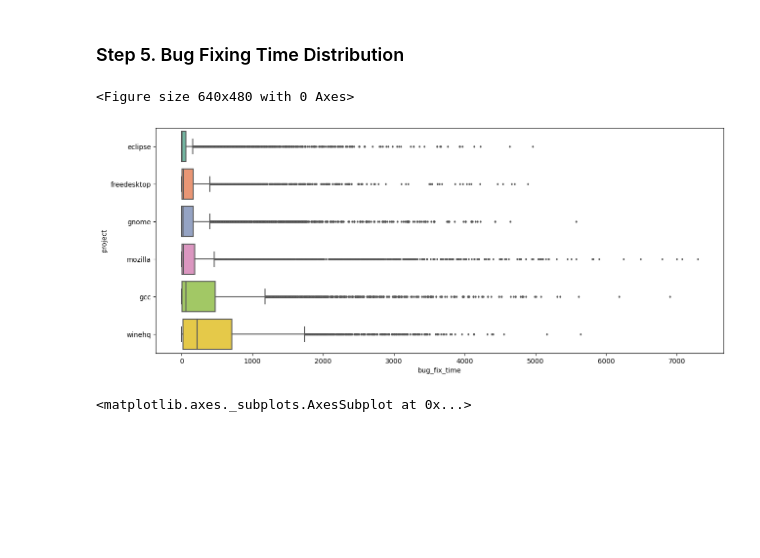
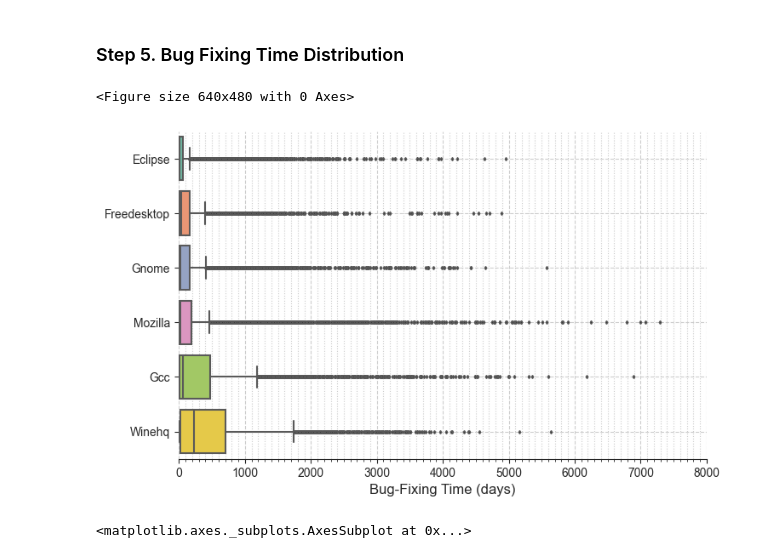
Before and after one commit to gomesluiz/my-doctorate, a Jupyter notebook: projects/long-lived-bug-prediction/machine-learning/source/20200731_long_lived_prediction_rq2_data_analysis.ipynb, the cells around one changed output. Drawn from its saved outputs; the diff is of its cells as text; code cells hidden in the pictures; blank space fills up the shorter version.

```diff
--- a/projects/long-lived-bug-prediction/machine-learning/source/20200731_long_lived_prediction_rq2_data_analysis.ipynb
+++ b/projects/long-lived-bug-prediction/machine-learning/source/20200731_long_lived_prediction_rq2_data_analysis.ipynb
@@ -222,15 +335,28 @@ bug_reports_all_data.groupby('project').agg({'creation_date':[np.min, np.max]})
 # %% [markdown]
 ### Step 5. Bug Fixing Time Distribution
-# %%
-sns.despine(offset=10)
-fig, ax = plt.subplots(figsize=(15, 6))
-threshold = 8000
-df   = bug_reports_all_data.loc[(bug_reports_all_data["bug_fix_time"] < threshold)]
-g = sns.boxplot(data=df, x="bug_fix_time", y="project"
-                , palette="Set2", ax=ax, flierprops = dict(markerfacecolor = '.10', markersize = 2))
-# %% [output]
-<Figure size 640x480 with 0 Axes>
-[figure, removed]
+# %%
+from matplotlib.ticker import (AutoMinorLocator, MultipleLocator)
+sns.despine(offset=10)
+sns.set_style("ticks")
+threshold = 8000
+
+fig, ax = plt.subplots(figsize=(8, 5))
+df = bug_reports_all_data.loc[(bug_reports_all_data["bug_fix_time"] < threshold)]
+g  = sns.boxplot(data=df, x="bug_fix_time", y="project", palette="Set2", ax=ax, showfliers = True, flierprops = dict(markerfacecolor = '.10', markersize = 2))
+plt.ylabel("", fontsize= 12)
+plt.xlabel("Bug-Fixing Time (days)", fontsize= 12)
+plt.title("", fontsize= 15)
+ax.yaxis.grid(True)
+ax.grid(which='major', color='#CCCCCC', linestyle='--')
+ax.grid(which='minor', color='#CCCCCC', linestyle=':')
+ax.xaxis.set_major_locator(MultipleLocator(1000))
+ax.xaxis.set_minor_locator(AutoMinorLocator(10))
+ax.set(xlim=( -10, threshold))
+sns.despine(trim=True, left=True)
+plt.savefig(f"figures/rq2-bug-fix-time-distribution.pdf", format="pdf", dpi=600, bbox_inches='tight')
+# %% [output]
+<Figure size 640x480 with 0 Axes>
+[figure, added]
 # %%
 fig, ax   = plt.subplots(figsize=(15, 6))
 eclipse   = bug_reports_all_data.loc[(bug_reports_all_data["project"]=="eclipse") & (bug_reports_all_data["bug_fix_time"] < threshold)]["bug_fix_time"]
```
Also changed, not shown: parts of 8 cells of this notebook, 23 other files.
